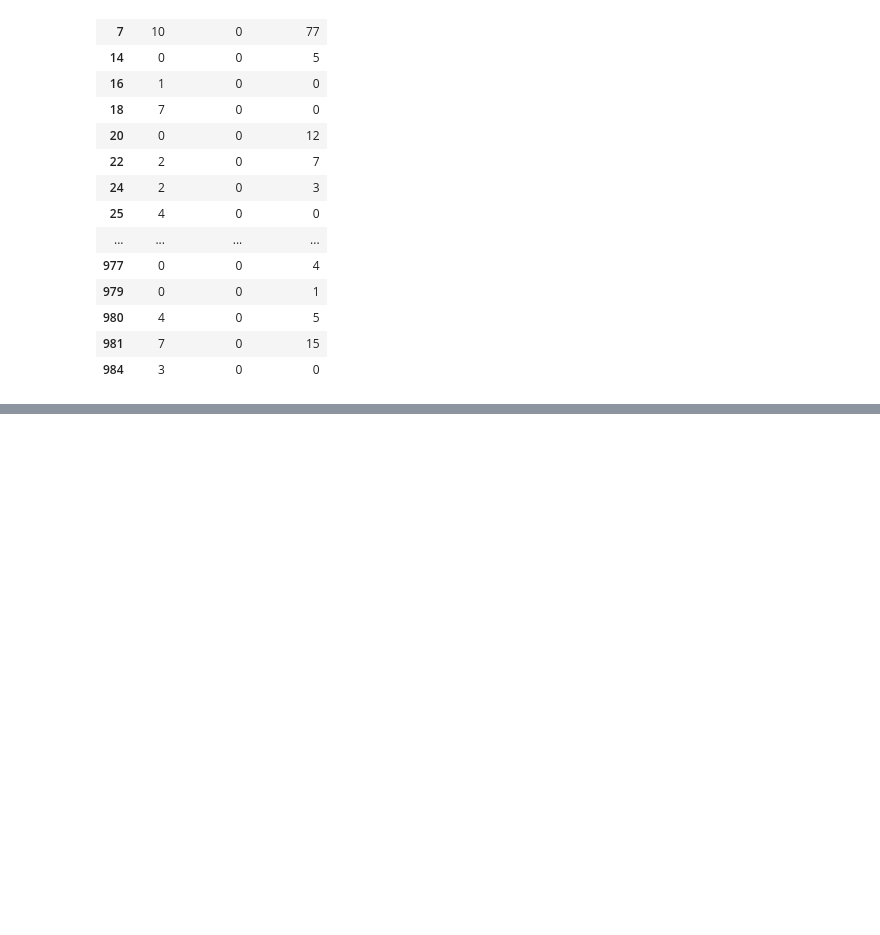
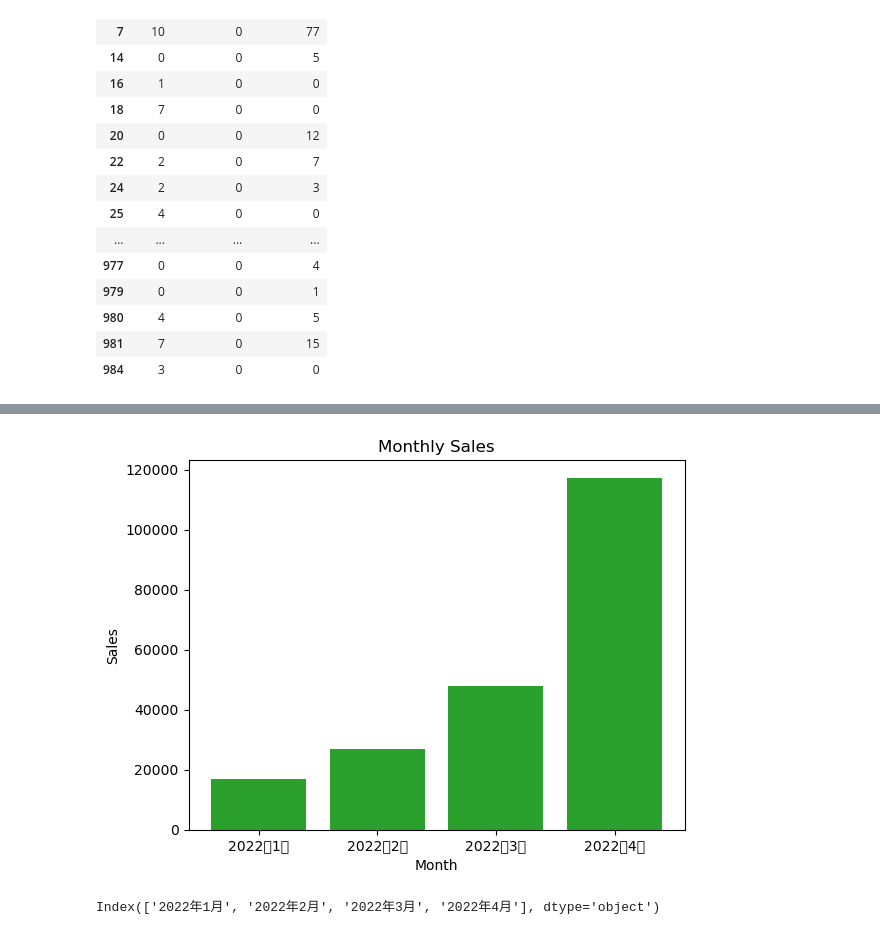
Before and after one commit to nana89823/Interview_test, a Jupyter notebook: analysis.ipynb, the cells around one changed output, grey strips where cells are left out. Drawn from its saved outputs; the diff is of its cells as text; code cells hidden in the pictures; blank space fills up the shorter version.

```diff
--- a/analysis.ipynb
+++ b/analysis.ipynb
@@ -659,0 +688,25 @@ dfH
+# %%
+import matplotlib.pyplot as plt
+
+# 設定每個月份的銷售數量
+sales = [100, 150, 200, 250, 300, 350, 400, 450, 500, 550, 600, 650]
+
+# 設定每個月份的名稱
+months = ['Jan', 'Feb', 'Mar', 'Apr', 'May', 'Jun', 'Jul', 'Aug', 'Sep', 'Oct', 'Nov', 'Dec']
+
+# 畫出長條圖
+plt.bar(df.loc[:,"2022年1月":"2022年4月"].columns, x )
+
+# 設定標題和軸標籤
+plt.title('Monthly Sales')
+plt.xlabel('Month')
+plt.ylabel('Sales')
+
+# 顯示圖表
+plt.show()
+# %% [output]
+[figure, added]
+# %%
+df.loc[:,"2022年1月":"2022年4月"].columns
+# %% [output]
+Index(['2022年1月', '2022年2月', '2022年3月', '2022年4月'], dtype='object')
```
Also changed, not shown: parts of 5 cells of this notebook, 1 other file.
